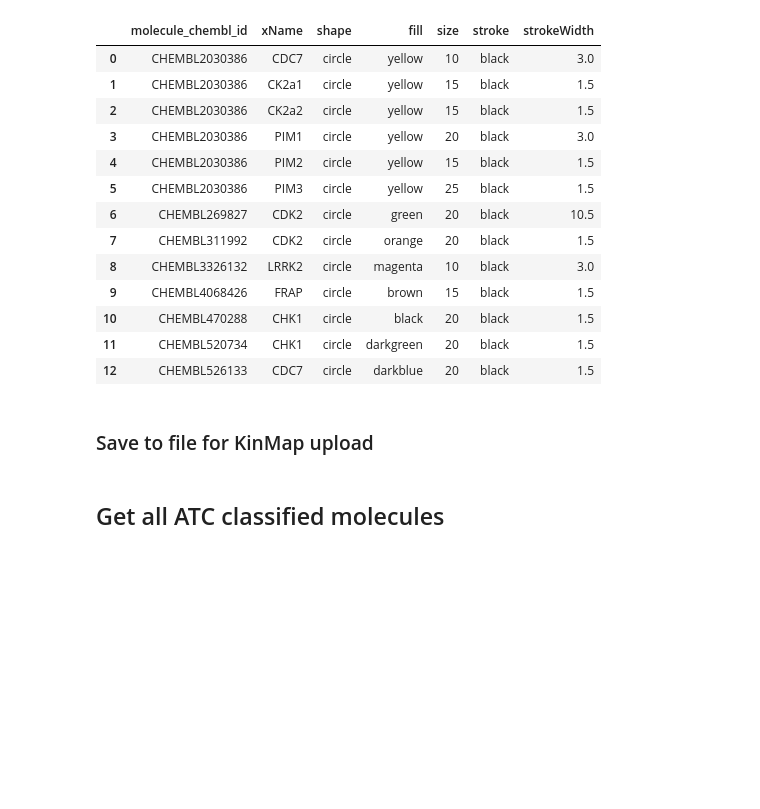
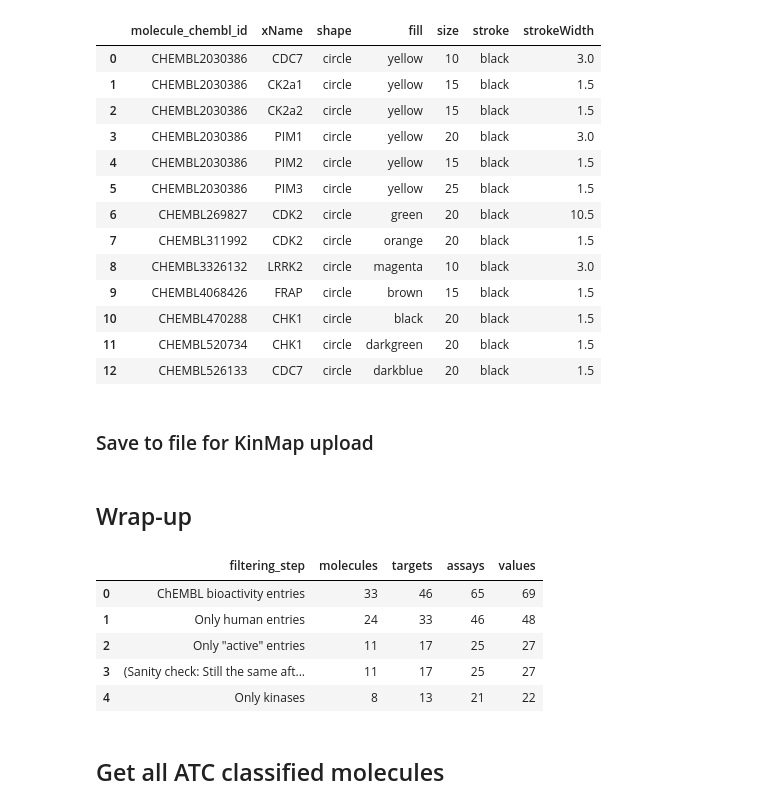
Before and after one commit to volkamerlab/KinaseFocusedFragmentLibrary, a Jupyter notebook: kinase_focused_fragment_library/analysis/ligand_analysis/chembl_molecule_details.ipynb, the cells around one changed output. Saved outputs shown, nothing was run; the diff lists cells and outputs as text; code cells hidden in the pictures; blank space fills up the shorter version.

```diff
--- a/kinase_focused_fragment_library/analysis/ligand_analysis/chembl_molecule_details.ipynb
+++ b/kinase_focused_fragment_library/analysis/ligand_analysis/chembl_molecule_details.ipynb
@@ -745,6 +796,17 @@ kinmap_data_scaled.to_csv('chembl_molecule_details/chembl_molecule_details.csv')
 # %%
 for group_name, group in kinmap_data_scaled.groupby(by='molecule_chembl_id'):
     group.to_csv(f'chembl_molecule_details/chembl_molecule_details_{group_name}_n{group.shape[0]}.csv')
+# %% [markdown]
+## Wrap-up
+# %%
+filtering
+# %% [output]
+|  | filtering_step | molecules | targets | assays | values |
+| 0 | ChEMBL bioactivity entries | 33 | 46 | 65 | 69 |
+| 1 | Only human entries | 24 | 33 | 46 | 48 |
+| 2 | Only "active" entries | 11 | 17 | 25 | 27 |
+| 3 | (Sanity check: Still the same aft... | 11 | 17 | 25 | 27 |
+| 4 | Only kinases | 8 | 13 | 21 | 22 |
 # %% [markdown]
 ## Get all ATC classified molecules
 # %%
```
Also changed, not shown: parts of 9 cells of this notebook.
